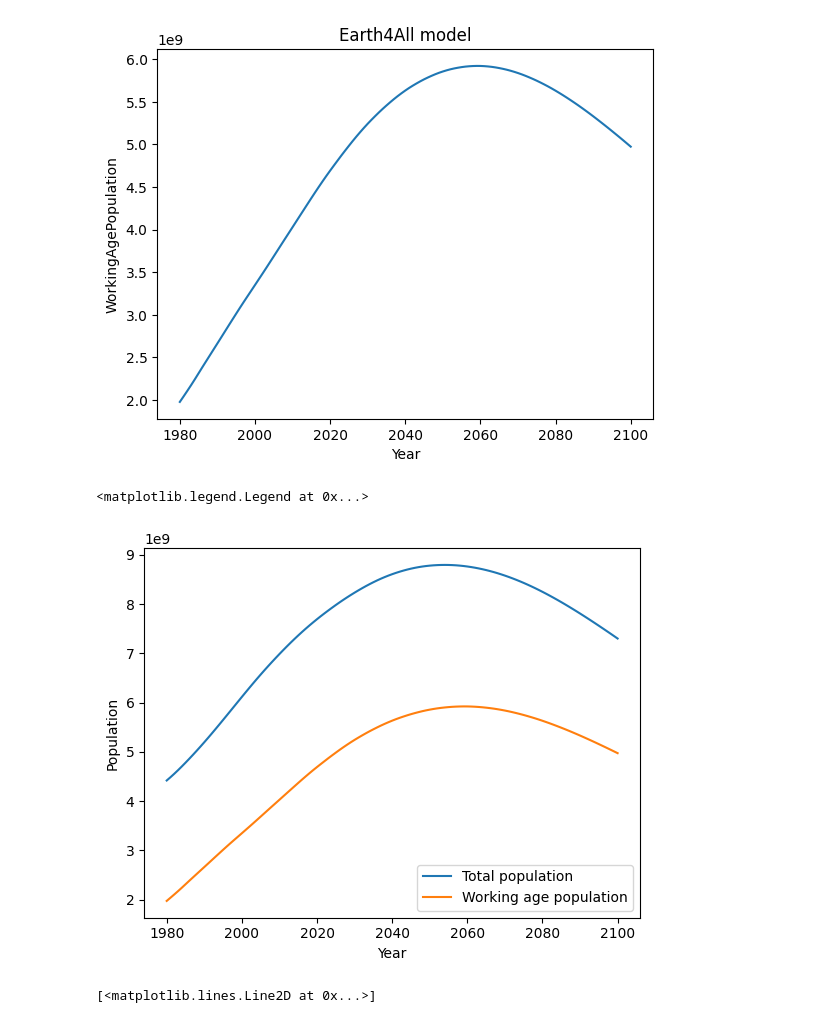
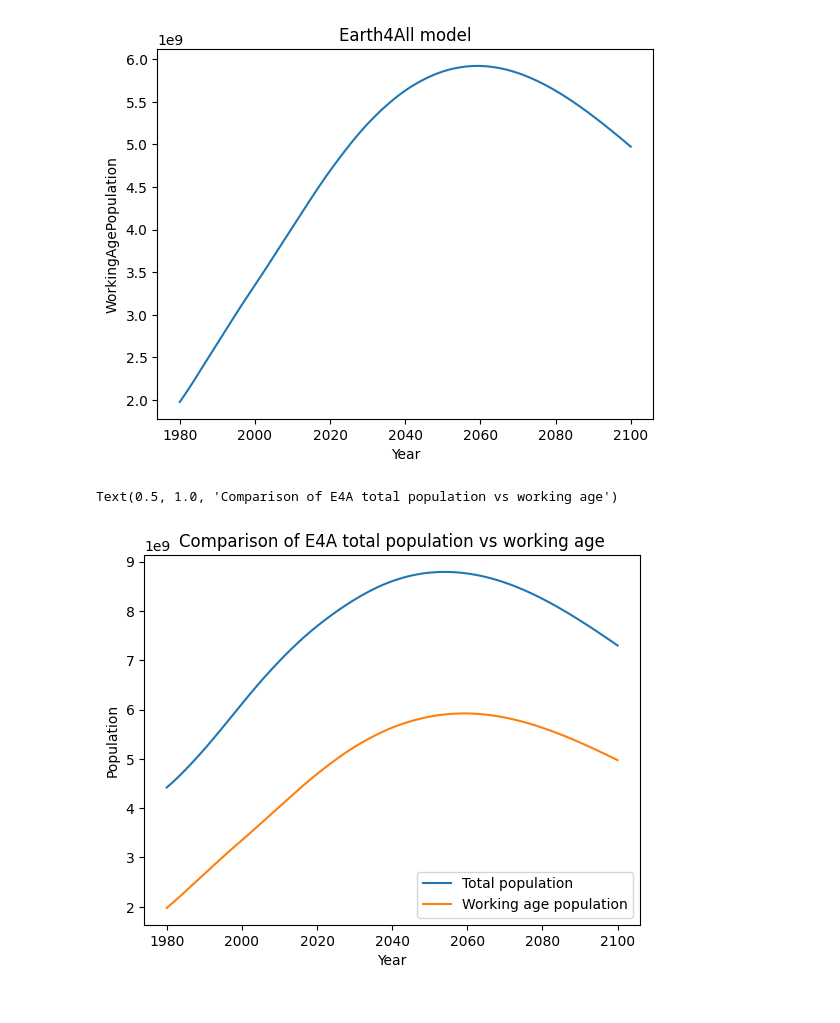
Before and after one commit to Niallfealty/n8b_un_foundation, a Jupyter notebook: model_analysis/exploratory/notebooks/initial_results/E4A_initial.ipynb, the cells around one changed output. Drawn from its saved outputs; the diff is of its cells as text; code cells hidden in the pictures.

```diff
--- a/model_analysis/exploratory/notebooks/initial_results/E4A_initial.ipynb
+++ b/model_analysis/exploratory/notebooks/initial_results/E4A_initial.ipynb
@@ -78,16 +78,15 @@ plt.show()
 # %%
 fig, ax = plt.subplots()
 line1, = ax.plot(pop_df.Year, pop_df.Population)
 line1.set_label("Total population")
 line2, = ax.plot(pop_df.Year, wa_df.WorkingAgePopulation)
 line2.set_label("Working age population")
 plt.xlabel("Year")
 plt.ylabel("Population")
 ax.legend()
+plt.title("Comparison of E4A total population vs working age")
 # %% [output]
-<matplotlib.legend.Legend at 0x...>
+Text(0.5, 1.0, 'Comparison of E4A total population vs working age')
-[figure, old version]
+[figure, new version]
 # %%
-line1
+pop_df["DependencyRatio"] = (pop_df.Population/wa_df.WorkingAgePopulation - 1)
-# %% [output]
-[<matplotlib.lines.Line2D at 0x...>]
```
Also changed, not shown: parts of 1 cell of this notebook.
